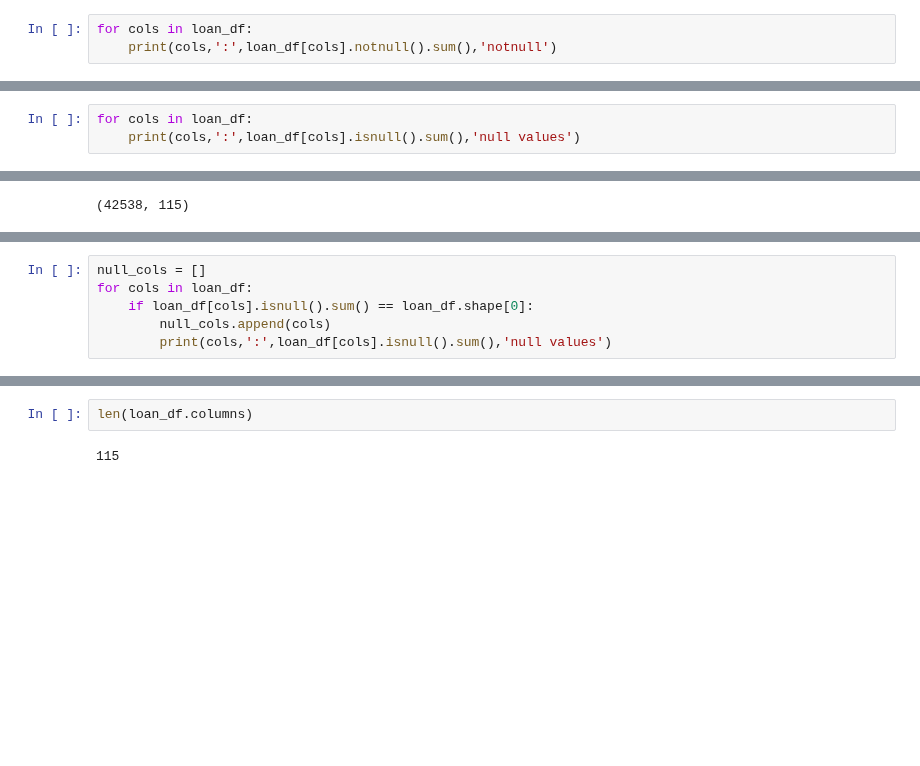
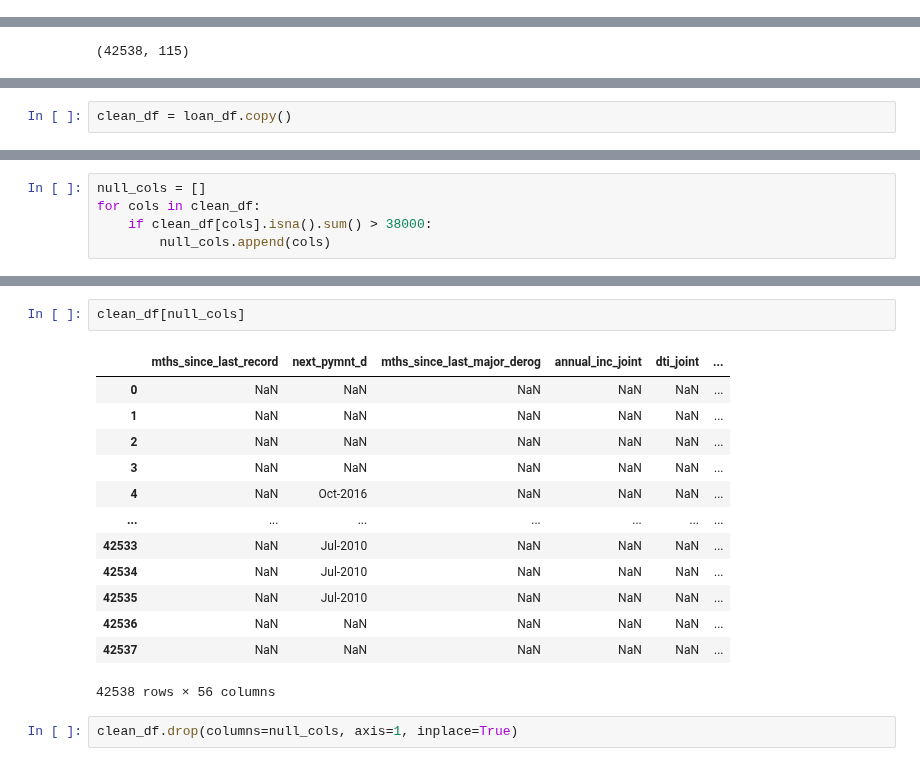
Before and after one commit to imvdharmesh/lending-market-club, a Jupyter notebook: lending_club_loans.ipynb, the cells around one changed output, grey strips where cells are left out. Saved outputs shown, nothing was run; the diff lists cells and outputs as text; blank space fills up the shorter version.

Commit message:
handled missing values

```diff
--- a/lending_club_loans.ipynb
+++ b/lending_club_loans.ipynb
@@ -74,3 +44,0 @@ total_il_high_credit_limit : float64
-# %%
-for cols in loan_df:
-    print(cols,':',loan_df[cols].notnull().sum(),'notnull')
@@ -95,3 +44,0 @@ total_il_high_credit_limit : 0 notnull
-# %%
-for cols in loan_df:
-    print(cols,':',loan_df[cols].isnull().sum(),'null values')
@@ -119,0 +53,2 @@ loan_df.shape
+# %%
+clean_df = loan_df.copy()
@@ -120,6 +80,5 @@ loan_df.shape
 # %%
 null_cols = []
-for cols in loan_df:
-    if loan_df[cols].isnull().sum() == loan_df.shape[0]:
+for cols in clean_df:
+    if clean_df[cols].isna().sum() > 38000:
         null_cols.append(cols)
-        print(cols,':',loan_df[cols].isnull().sum(),'null values')
@@ -148,4 +89,18 @@ len(null_cols)
-# %%
-len(loan_df.columns)
-# %% [output]
-115
+# %%
+clean_df[null_cols]
+# %% [output]
+|  | mths_since_last_record | next_pymnt_d | mths_since_last_major_derog | annual_inc_joint | dti_joint | ... |
+| 0 | NaN | NaN | NaN | NaN | NaN | ... |
+| 1 | NaN | NaN | NaN | NaN | NaN | ... |
+| 2 | NaN | NaN | NaN | NaN | NaN | ... |
+| 3 | NaN | NaN | NaN | NaN | NaN | ... |
+| 4 | NaN | Oct-2016 | NaN | NaN | NaN | ... |
+| ... | ... | ... | ... | ... | ... | ... |
+| 42533 | NaN | Jul-2010 | NaN | NaN | NaN | ... |
+| 42534 | NaN | Jul-2010 | NaN | NaN | NaN | ... |
+| 42535 | NaN | Jul-2010 | NaN | NaN | NaN | ... |
+| 42536 | NaN | NaN | NaN | NaN | NaN | ... |
+| 42537 | NaN | NaN | NaN | NaN | NaN | ... |
+42538 rows × 56 columns
+# %%
+clean_df.drop(columns=null_cols, axis=1, inplace=True)
```
Also changed, not shown: parts of 34 cells of this notebook.
